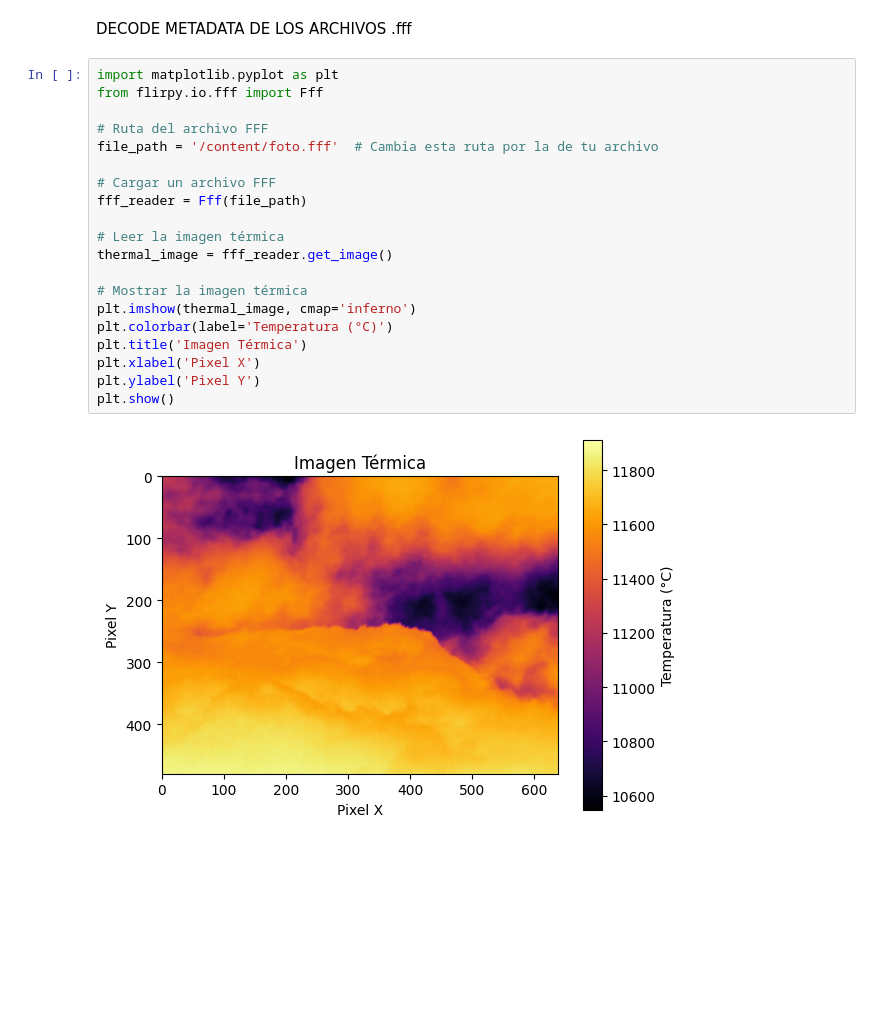
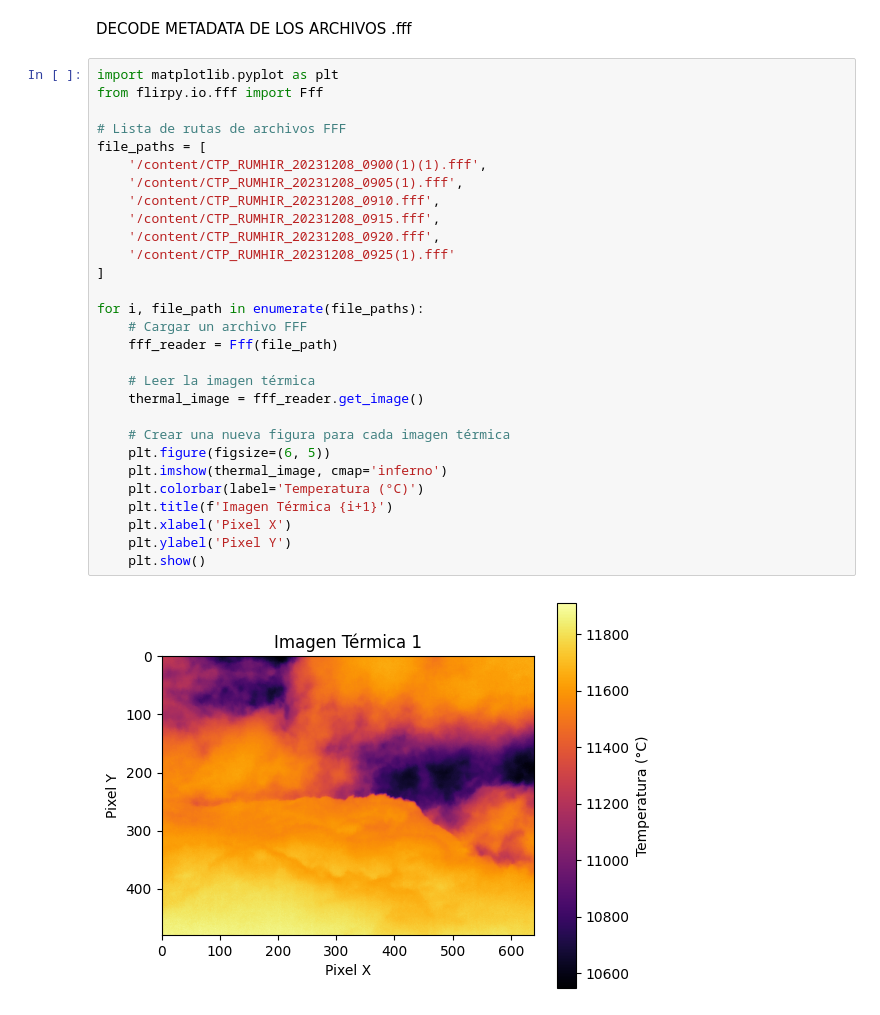
Before and after one commit to karlanm/Volcanes-AI-ML, a Jupyter notebook: Thermal_analysis.ipynb, the cells around one changed output. Drawn from its saved outputs; the diff is of its cells as text; blank space fills up the shorter version.

```diff
--- a/Thermal_analysis.ipynb
+++ b/Thermal_analysis.ipynb
@@ -33,22 +33,31 @@ DECODE METADATA DE LOS ARCHIVOS .fff
 # %%
 import matplotlib.pyplot as plt
 from flirpy.io.fff import Fff
 
-# Ruta del archivo FFF
-file_path = '/content/foto.fff'  # Cambia esta ruta por la de tu archivo
+# Lista de rutas de archivos FFF
+file_paths = [
+    '/content/CTP_RUMHIR_20231208_0900(1)(1).fff',
+    '/content/CTP_RUMHIR_20231208_0905(1).fff',
+    '/content/CTP_RUMHIR_20231208_0910.fff',
+    '/content/CTP_RUMHIR_20231208_0915.fff',
+    '/content/CTP_RUMHIR_20231208_0920.fff',
+    '/content/CTP_RUMHIR_20231208_0925(1).fff'
+]
 
-# Cargar un archivo FFF
-fff_reader = Fff(file_path)
+for i, file_path in enumerate(file_paths):
+    # Cargar un archivo FFF
+    fff_reader = Fff(file_path)
 
-# Leer la imagen térmica
-thermal_image = fff_reader.get_image()
+    # Leer la imagen térmica
+    thermal_image = fff_reader.get_image()
 
-# Mostrar la imagen térmica
-plt.imshow(thermal_image, cmap='inferno')
-plt.colorbar(label='Temperatura (°C)')
-plt.title('Imagen Térmica')
-plt.xlabel('Pixel X')
-plt.ylabel('Pixel Y')
-plt.show()
+    # Crear una nueva figura para cada imagen térmica
+    plt.figure(figsize=(6, 5))
+    plt.imshow(thermal_image, cmap='inferno')
+    plt.colorbar(label='Temperatura (°C)')
+    plt.title(f'Imagen Térmica {i+1}')
+    plt.xlabel('Pixel X')
+    plt.ylabel('Pixel Y')
+    plt.show()
 # %% [output]
-[figure, old version]
+[figure, new version]
```
Also changed, not shown: parts of 1 cell of this notebook.
